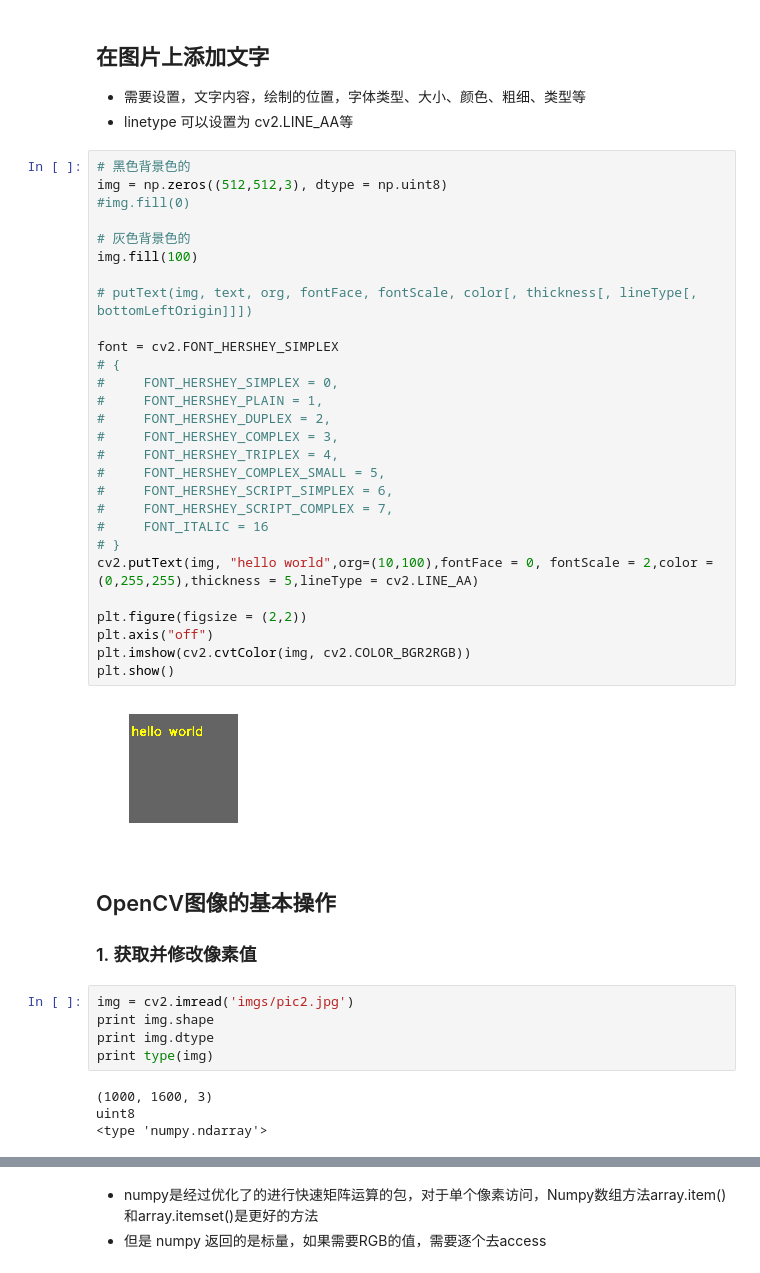
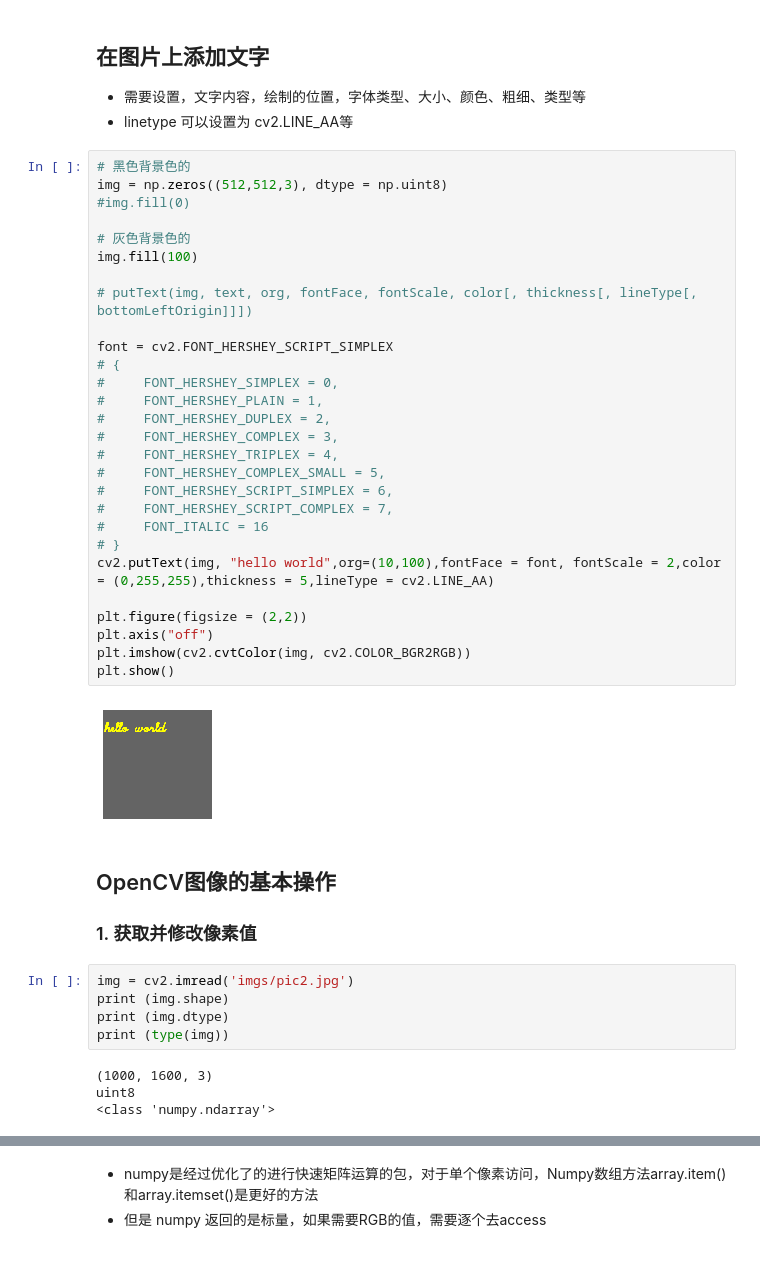
Before and after one commit to Haihan-W/WANMEN-DataScience, a Jupyter notebook: Data Science_WANMEN_course/Chapter 33. Image Recognition and Open CV/Notes 33.01-12 ImageRecognition.ipynb, the cells around one changed output, grey strips where cells are left out. Cells and saved outputs as stored; diff of their text form.

```diff
--- a/Data Science_WANMEN_course/Chapter 33. Image Recognition and Open CV/Notes 33.01-12 ImageRecognition.ipynb
+++ b/Data Science_WANMEN_course/Chapter 33. Image Recognition and Open CV/Notes 33.01-12 ImageRecognition.ipynb
@@ -323,45 +332,45 @@ plt.show()
 # %%
 # 黑色背景色的
 img = np.zeros((512,512,3), dtype = np.uint8)
 #img.fill(0)
 
 # 灰色背景色的
 img.fill(100)
 
 # putText(img, text, org, fontFace, fontScale, color[, thickness[, lineType[, bottomLeftOrigin]]])
 
-font = cv2.FONT_HERSHEY_SIMPLEX
+font = cv2.FONT_HERSHEY_SCRIPT_SIMPLEX
 # {
 #     FONT_HERSHEY_SIMPLEX = 0,
 #     FONT_HERSHEY_PLAIN = 1,
 #     FONT_HERSHEY_DUPLEX = 2,
 #     FONT_HERSHEY_COMPLEX = 3,
 #     FONT_HERSHEY_TRIPLEX = 4,
 #     FONT_HERSHEY_COMPLEX_SMALL = 5,
 #     FONT_HERSHEY_SCRIPT_SIMPLEX = 6,
 #     FONT_HERSHEY_SCRIPT_COMPLEX = 7,
 #     FONT_ITALIC = 16
 # }
-cv2.putText(img, "hello world",org=(10,100),fontFace = 0, fontScale = 2,color = (0,255,255),thickness = 5,lineType = cv2.LINE_AA)
+cv2.putText(img, "hello world",org=(10,100),fontFace = font, fontScale = 2,color = (0,255,255),thickness = 5,lineType = cv2.LINE_AA)
 
 plt.figure(figsize = (2,2))
 plt.axis("off")
 plt.imshow(cv2.cvtColor(img, cv2.COLOR_BGR2RGB))
 plt.show()
 # %% [output]
-[figure, old version]
+[figure, new version]
 # %% [markdown]
 ## OpenCV图像的基本操作
 
 ### 1. 获取并修改像素值
 # %%
 img = cv2.imread('imgs/pic2.jpg')
-print img.shape
-print img.dtype
-print type(img)
+print (img.shape)
+print (img.dtype)
+print (type(img))
 # %% [output]
 (1000, 1600, 3)
 uint8
-<type 'numpy.ndarray'>
+<class 'numpy.ndarray'>
 # %%
 # 读取一副图像，根据像素的行和列的坐标获取它的像素值，对于RGB图像而言，返回RGB的值，对于灰度图则返回灰度值
```
Also changed, not shown: parts of 17 cells of this notebook, 1 other file.
